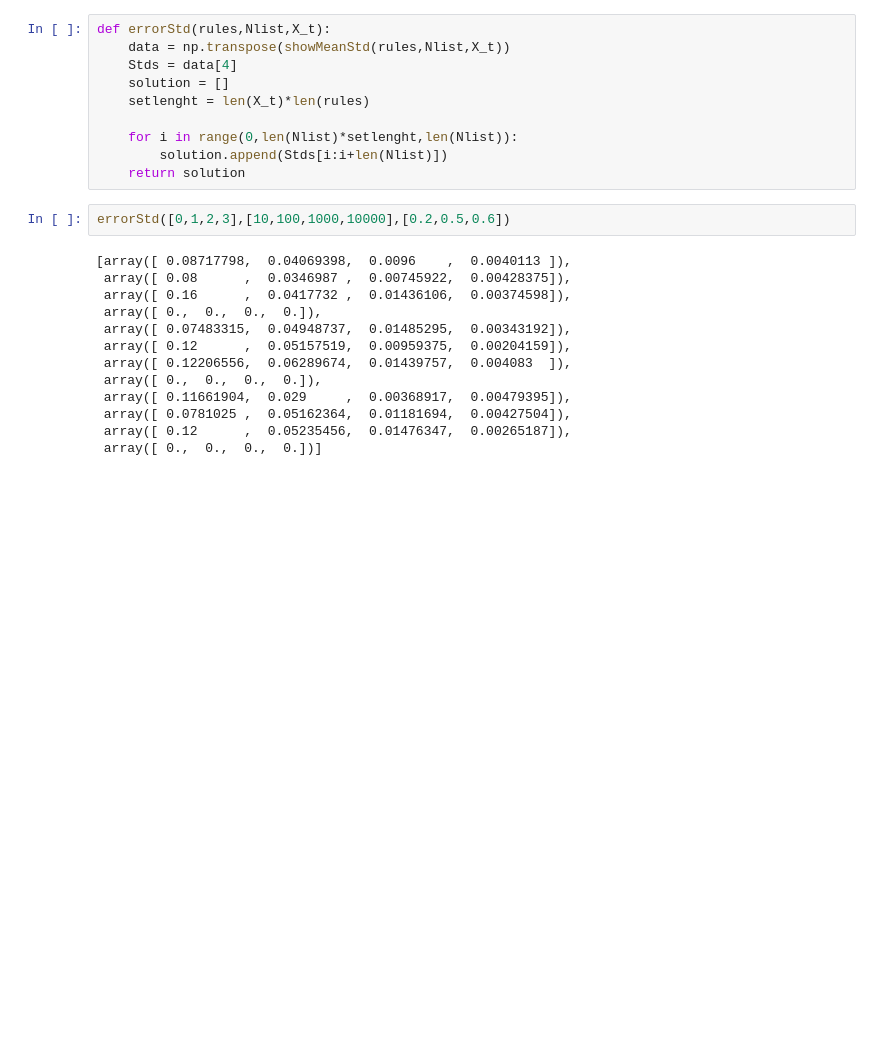
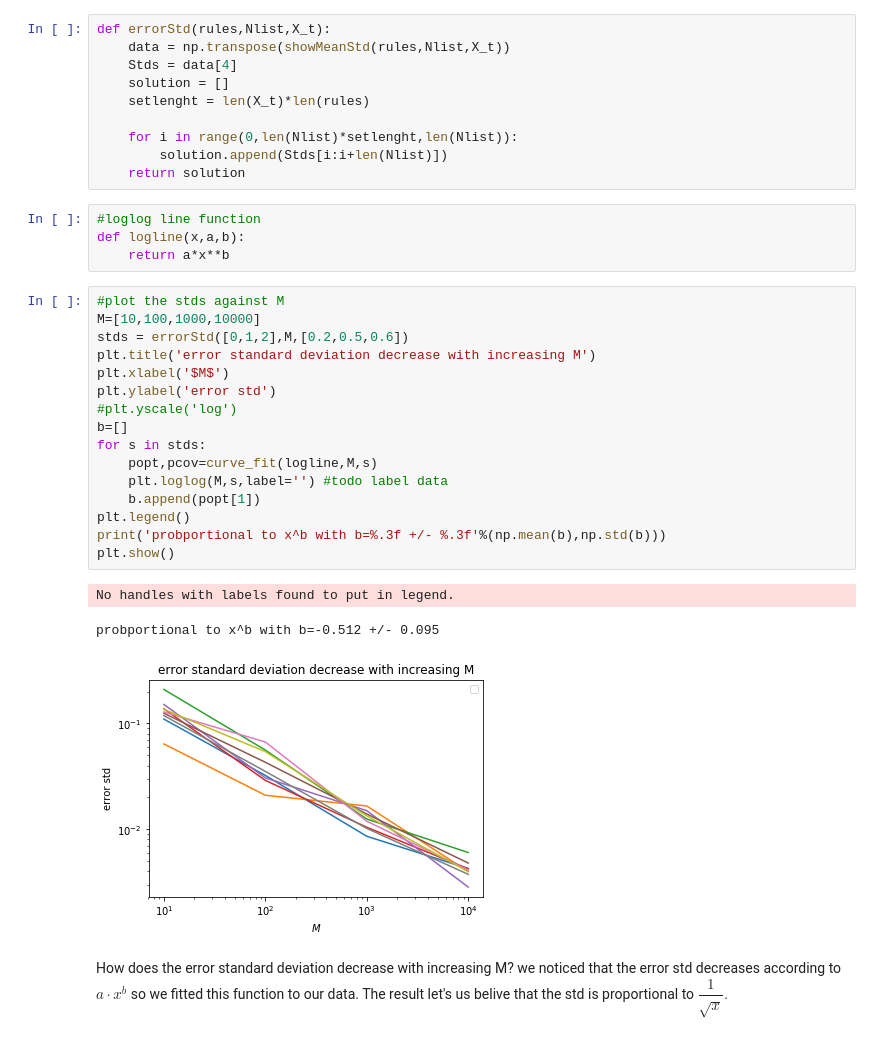
Before and after one commit to ml4cdeca/FundamentalsOfMachineLearning, a Jupyter notebook: blatt1/monte-carlo.ipynb, the cells around one changed output. Saved outputs shown, nothing was run; the diff lists cells and outputs as text; blank space fills up the shorter version.

```diff
--- a/blatt1/monte-carlo.ipynb
+++ b/blatt1/monte-carlo.ipynb
@@ -201,18 +204,30 @@ def errorStd(rules,Nlist,X_t):
     for i in range(0,len(Nlist)*setlenght,len(Nlist)):
         solution.append(Stds[i:i+len(Nlist)])
     return solution
-# %%
-errorStd([0,1,2,3],[10,100,1000,10000],[0.2,0.5,0.6])
-# %% [output]
-[array([ 0.08717798,  0.04069398,  0.0096    ,  0.0040113 ]),
- array([ 0.08      ,  0.0346987 ,  0.00745922,  0.00428375]),
- array([ 0.16      ,  0.0417732 ,  0.01436106,  0.00374598]),
- array([ 0.,  0.,  0.,  0.]),
- array([ 0.07483315,  0.04948737,  0.01485295,  0.00343192]),
- array([ 0.12      ,  0.05157519,  0.00959375,  0.00204159]),
- array([ 0.12206556,  0.06289674,  0.01439757,  0.004083  ]),
- array([ 0.,  0.,  0.,  0.]),
- array([ 0.11661904,  0.029     ,  0.00368917,  0.00479395]),
- array([ 0.0781025 ,  0.05162364,  0.01181694,  0.00427504]),
- array([ 0.12      ,  0.05235456,  0.01476347,  0.00265187]),
- array([ 0.,  0.,  0.,  0.])]
+# %%
+#loglog line function
+def logline(x,a,b):
+    return a*x**b
+# %%
+#plot the stds against M
+M=[10,100,1000,10000]
+stds = errorStd([0,1,2],M,[0.2,0.5,0.6])
+plt.title('error standard deviation decrease with increasing M')
+plt.xlabel('$M$')
+plt.ylabel('error std')
+#plt.yscale('log')
+b=[]
+for s in stds:
+    popt,pcov=curve_fit(logline,M,s)
+    plt.loglog(M,s,label='') #todo label data
+    b.append(popt[1])
+plt.legend()
+print('probportional to x^b with b=%.3f +/- %.3f'%(np.mean(b),np.std(b)))
+plt.show()
+# %% [output]
+No handles with labels found to put in legend.
+probportional to x^b with b=-0.512 +/- 0.095
+[figure, added]
+# %% [markdown]
+How does the error standard deviation decrease with increasing M?
+we noticed that the error std decreases according to $a \cdot x^b$ so we fitted this function to our data. The result let's us belive that the std is proportional to $\dfrac1{\sqrt x}$.
```
Also changed, not shown: parts of 2 cells of this notebook.
